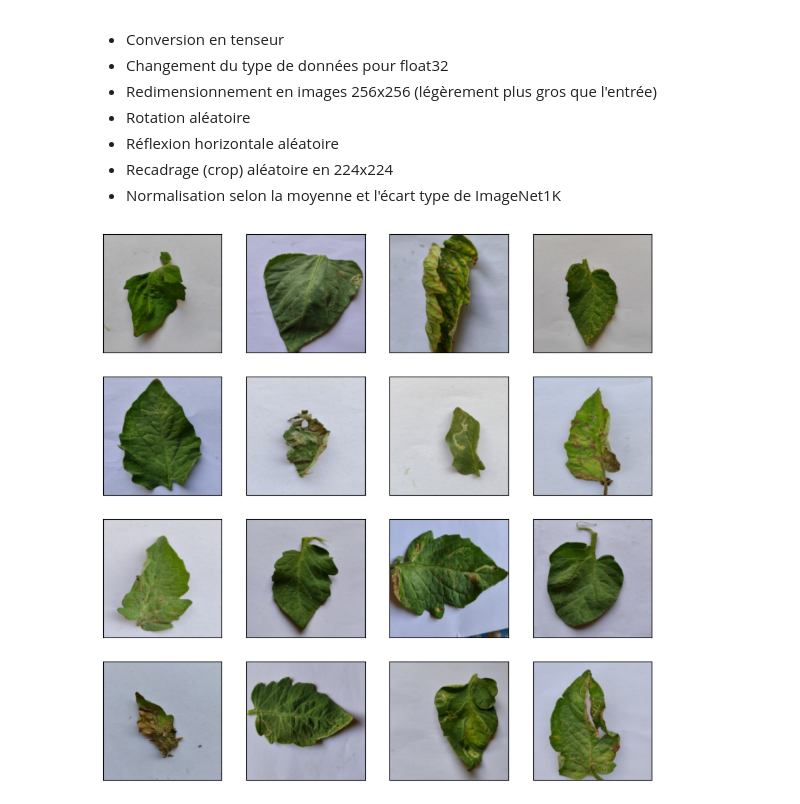
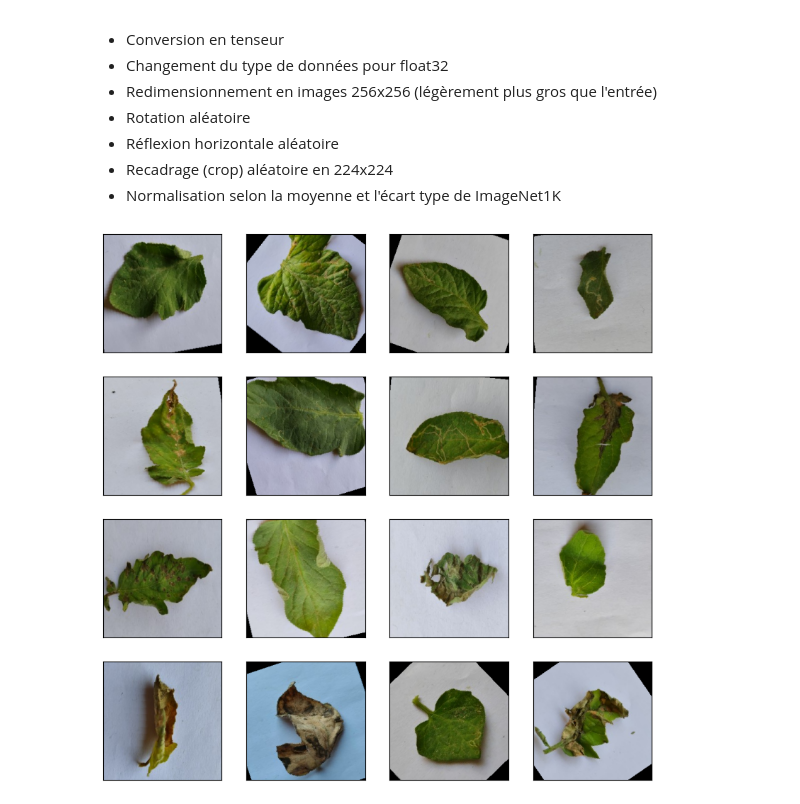
Before and after one commit to maxbhardy/happybud, a Jupyter notebook: happybud.ipynb, the cells around one changed output. Saved outputs shown, nothing was run; the diff lists cells and outputs as text; code cells hidden in the pictures.

```diff
--- a/happybud.ipynb
+++ b/happybud.ipynb
@@ -124,21 +124,21 @@ dummy_pipeline = transforms_v2.Compose(transformations[:-1])
 # %%
 # Visualisation de quelques images après passage du pipeline
 import matplotlib.pyplot as plt
 
 dummy_train_dataset = HappyBudDataset(csv_path, root_dir, subset="train", transform=dummy_pipeline)
-dummy_train_loader = DataLoader(train_dataset, batch_size=16, shuffle=True)
+dummy_train_loader = DataLoader(dummy_train_dataset, batch_size=16, shuffle=True)
 
 images, labels = next(iter(dummy_train_loader))
 
 fig, axes = plt.subplots(4, 4, figsize=(10,10))
 
 for i, image in enumerate(images):
     ax = axes.flatten()[i]
     ax.imshow(image.moveaxis(0, -1))
     ax.xaxis.set_ticks([])
     ax.yaxis.set_ticks([])
 # %% [output]
-[figure, old version]
+[figure, new version]
 # %%
 import torch
 import torch.nn as nn
```
